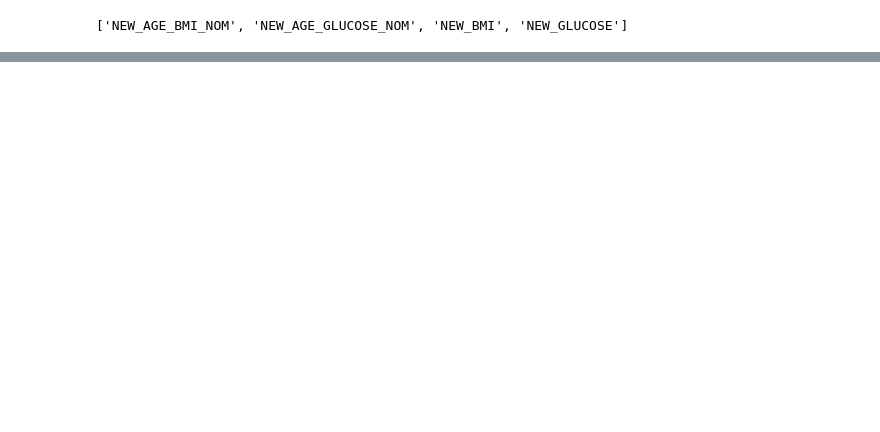
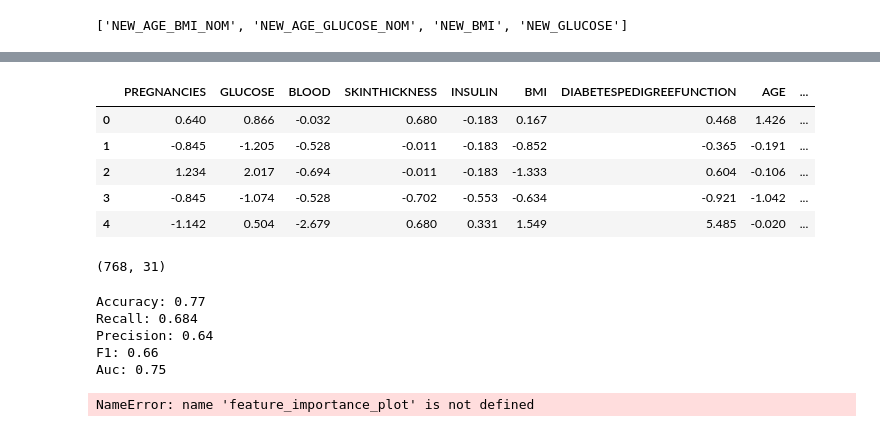
Before and after one commit to emsalozkan/5-Feature-Engineering, a Jupyter notebook: notebooks/cs_diabetes_nb.ipynb, the cells around one changed output, grey strips where cells are left out. Drawn from its saved outputs; the diff is of its cells as text; code cells hidden in the pictures; blank space fills up the shorter version.

```diff
--- a/notebooks/cs_diabetes_nb.ipynb
+++ b/notebooks/cs_diabetes_nb.ipynb
@@ -677,0 +650,44 @@ df.head()
+# %%
+scaler = StandardScaler()
+df[num_cols] = scaler.fit_transform(df[num_cols])
+
+df.head()
+# %% [output]
+|  | PREGNANCIES | GLUCOSE | BLOOD | SKINTHICKNESS | INSULIN | BMI | DIABETESPEDIGREEFUNCTION | AGE | ... |
+| 0 | 0.640 | 0.866 | -0.032 | 0.680 | -0.183 | 0.167 | 0.468 | 1.426 | ... |
+| 1 | -0.845 | -1.205 | -0.528 | -0.011 | -0.183 | -0.852 | -0.365 | -0.191 | ... |
+| 2 | 1.234 | 2.017 | -0.694 | -0.011 | -0.183 | -1.333 | 0.604 | -0.106 | ... |
+| 3 | -0.845 | -1.074 | -0.528 | -0.702 | -0.553 | -0.634 | -0.921 | -1.042 | ... |
+| 4 | -1.142 | 0.504 | -2.679 | 0.680 | 0.331 | 1.549 | 5.485 | -0.020 | ... |
+# %%
+df.shape
+# %% [output]
+(768, 31)
+# %%
+#GÖREV2: Adım 5: Model oluşturunuz.
+
+
+y = df["OUTCOME"]
+X = df.drop("OUTCOME", axis=1)
+X_train, X_test, y_train, y_test = train_test_split(X, y, test_size=0.30, random_state=17)
+
+rf_model = RandomForestClassifier(random_state=46).fit(X_train, y_train)
+y_pred = rf_model.predict(X_test)
+
+print(f"Accuracy: {round(accuracy_score(y_pred, y_test), 2)}")
+print(f"Recall: {round(recall_score(y_pred,y_test),3)}")
+print(f"Precision: {round(precision_score(y_pred,y_test), 2)}")
+print(f"F1: {round(f1_score(y_pred,y_test), 2)}")
+print(f"Auc: {round(roc_auc_score(y_pred,y_test), 2)}")
+# %% [output]
+Accuracy: 0.77
+Recall: 0.684
+Precision: 0.64
+F1: 0.66
+Auc: 0.75
+# %%
+#Feature Importance
+
+feature_importance_plot(rf_model, X)
+# %% [output]
+NameError: name 'feature_importance_plot' is not defined
```
Also changed, not shown: parts of 9 cells of this notebook, 2 other files.
